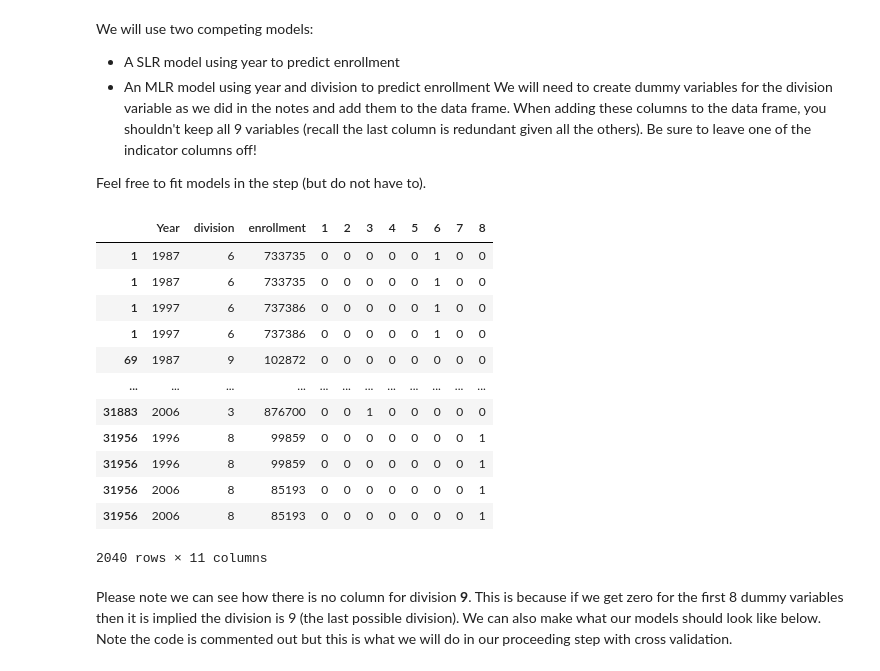
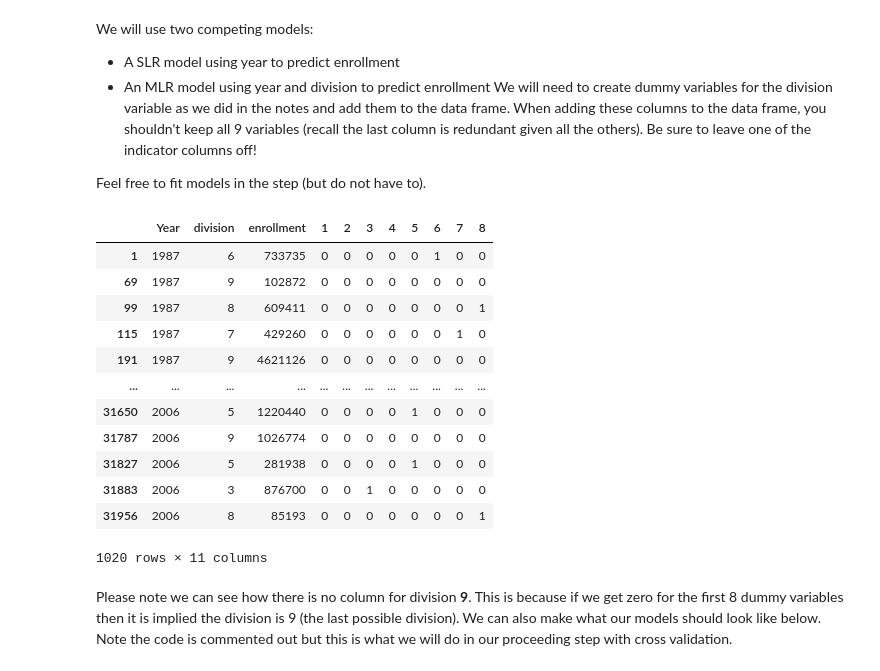
Before and after one commit to ericwarren9/ST-590, a Jupyter notebook: Warren_Grant_ST_590_Project_1.ipynb, the cells around one changed output. Drawn from its saved outputs; the diff is of its cells as text; code cells hidden in the pictures.

Commit message:
Updated some of the data manipulation for directions of project

```diff
--- a/Warren_Grant_ST_590_Project_1.ipynb
+++ b/Warren_Grant_ST_590_Project_1.ipynb
@@ -568,26 +568,26 @@ Feel free to fit models in the step (but do not have to).
 # %%
 # Make dummy variable data frame
 dummy_edu_df = pd.get_dummies(data = edu_non_county_filtered['division'])
 
-# Make combined data frame for analysis
-edu_non_county_final_df = edu_non_county_filtered.join(dummy_edu_df).iloc[: , :-1]
+# Make combined data frame for analysis, iloc drops last column
+edu_non_county_final_df = pd.concat([edu_non_county_filtered, dummy_edu_df], axis = 1).iloc[:, :-1]
 
 # Show what our data now looks like before analysis
 edu_non_county_final_df
 # %% [output]
 |  | Year | division | enrollment | 1 | 2 | 3 | 4 | 5 | 6 | 7 | 8 |
 | 1 | 1987 | 6 | 733735 | 0 | 0 | 0 | 0 | 0 | 1 | 0 | 0 |
-| 1 | 1987 | 6 | 733735 | 0 | 0 | 0 | 0 | 0 | 1 | 0 | 0 |
-| 1 | 1997 | 6 | 737386 | 0 | 0 | 0 | 0 | 0 | 1 | 0 | 0 |
-| 1 | 1997 | 6 | 737386 | 0 | 0 | 0 | 0 | 0 | 1 | 0 | 0 |
 | 69 | 1987 | 9 | 102872 | 0 | 0 | 0 | 0 | 0 | 0 | 0 | 0 |
+| 99 | 1987 | 8 | 609411 | 0 | 0 | 0 | 0 | 0 | 0 | 0 | 1 |
+| 115 | 1987 | 7 | 429260 | 0 | 0 | 0 | 0 | 0 | 0 | 1 | 0 |
+| 191 | 1987 | 9 | 4621126 | 0 | 0 | 0 | 0 | 0 | 0 | 0 | 0 |
 | ... | ... | ... | ... | ... | ... | ... | ... | ... | ... | ... | ... |
+| 31650 | 2006 | 5 | 1220440 | 0 | 0 | 0 | 0 | 1 | 0 | 0 | 0 |
+| 31787 | 2006 | 9 | 1026774 | 0 | 0 | 0 | 0 | 0 | 0 | 0 | 0 |
+| 31827 | 2006 | 5 | 281938 | 0 | 0 | 0 | 0 | 1 | 0 | 0 | 0 |
 | 31883 | 2006 | 3 | 876700 | 0 | 0 | 1 | 0 | 0 | 0 | 0 | 0 |
-| 31956 | 1996 | 8 | 99859 | 0 | 0 | 0 | 0 | 0 | 0 | 0 | 1 |
-| 31956 | 1996 | 8 | 99859 | 0 | 0 | 0 | 0 | 0 | 0 | 0 | 1 |
 | 31956 | 2006 | 8 | 85193 | 0 | 0 | 0 | 0 | 0 | 0 | 0 | 1 |
-| 31956 | 2006 | 8 | 85193 | 0 | 0 | 0 | 0 | 0 | 0 | 0 | 1 |
-2040 rows × 11 columns
+1020 rows × 11 columns
 # %% [markdown]
 Please note we can see how there is no column for division **9**. This is because if we get zero for the first 8 dummy variables then it is implied the division is 9 (the last possible division). We can also make what our models should look like below. Note the code is commented out but this is what we will do in our proceeding step with cross validation.
 # %%
```
Also changed, not shown: parts of 5 cells of this notebook.
